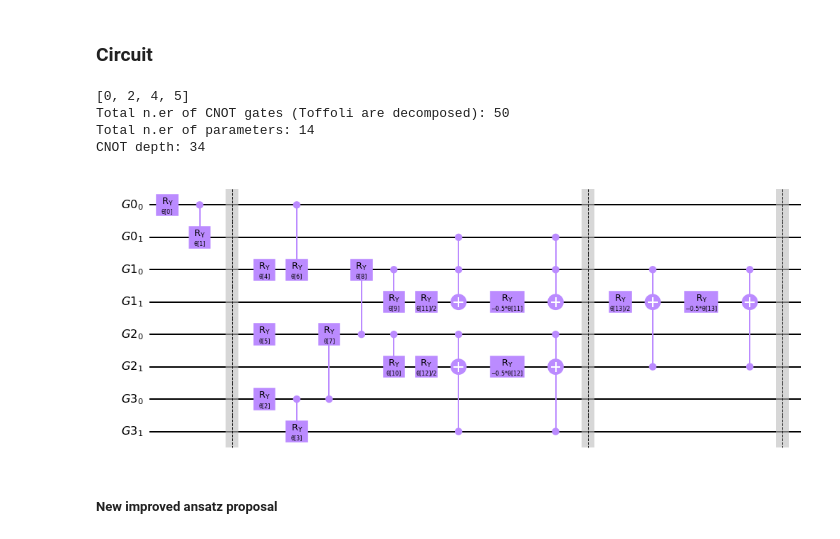
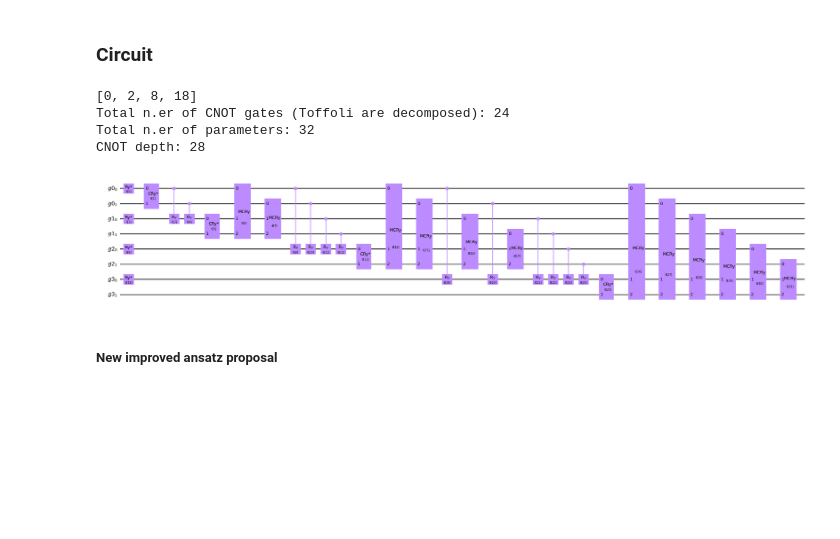
Before and after one commit to ariannacrippa/QC_lattice_H, a Jupyter notebook: notebooks/Qedma/step_scaling_noise.ipynb, the cells around one changed output. Cells and saved outputs as stored; diff of their text form; code cells hidden in the pictures; blank space fills up the shorter version.

```diff
--- a/notebooks/Qedma/step_scaling_noise.ipynb
+++ b/notebooks/Qedma/step_scaling_noise.ipynb
@@ -167,34 +167,34 @@ latt.draw_graph_func(gauss_law_fig=True,e_op_free=class_H_oprt1.e_op_free,static
 ### Circuit
 # %%
 nlayers= 1
-entanglement='triangular'#,linear,full
+entanglement='full'#,linear,full,triangular
 rzlayer=False
 ngauge = class_H_oprt1.len_e_op
 if puregauge:
     n_qubits_f = 0
 else:
     n_qubits_f = np.prod(latt.n_sites)
 
 n_qubits =int(np.ceil(np.log2(2 * l+ 1)))
 
 ansatz_class = Ansatz(l,ngauge,nfermions=n_qubits_f)
 
 qc_tot2,first_layer_par,th_gauge= ansatz_class.puregauge_circuit_entang(entanglement=entanglement,rzlayer=rzlayer,nlayers=nlayers)
 print(first_layer_par)
 print('Total n.er of CNOT gates (Toffoli are decomposed):',dict(qc_tot2.decompose().count_ops())['cx'])
 print('Total n.er of parameters:',qc_tot2.num_parameters)
 depth = qc_tot2.decompose().depth(lambda x: x[0].num_qubits == 2)
 print("CNOT depth:",depth)
 #print(ansatz_class.first_layer_par)
 #parameter counts
 #print(ansatz_class.parameters_count(n_qubits,ngauge))
 qc_tot2.draw('mpl',fold=50,style='clifford')
 # %% [output]
-[0, 2, 4, 5]
-Total n.er of CNOT gates (Toffoli are decomposed): 50
-Total n.er of parameters: 14
-CNOT depth: 34
+[0, 2, 8, 18]
+Total n.er of CNOT gates (Toffoli are decomposed): 24
+Total n.er of parameters: 32
+CNOT depth: 28
-[figure, old version]
+[figure, new version]
 # %% [markdown]
 ##### New improved ansatz proposal
 # %%
```
Also changed, not shown: parts of 11 cells of this notebook.
